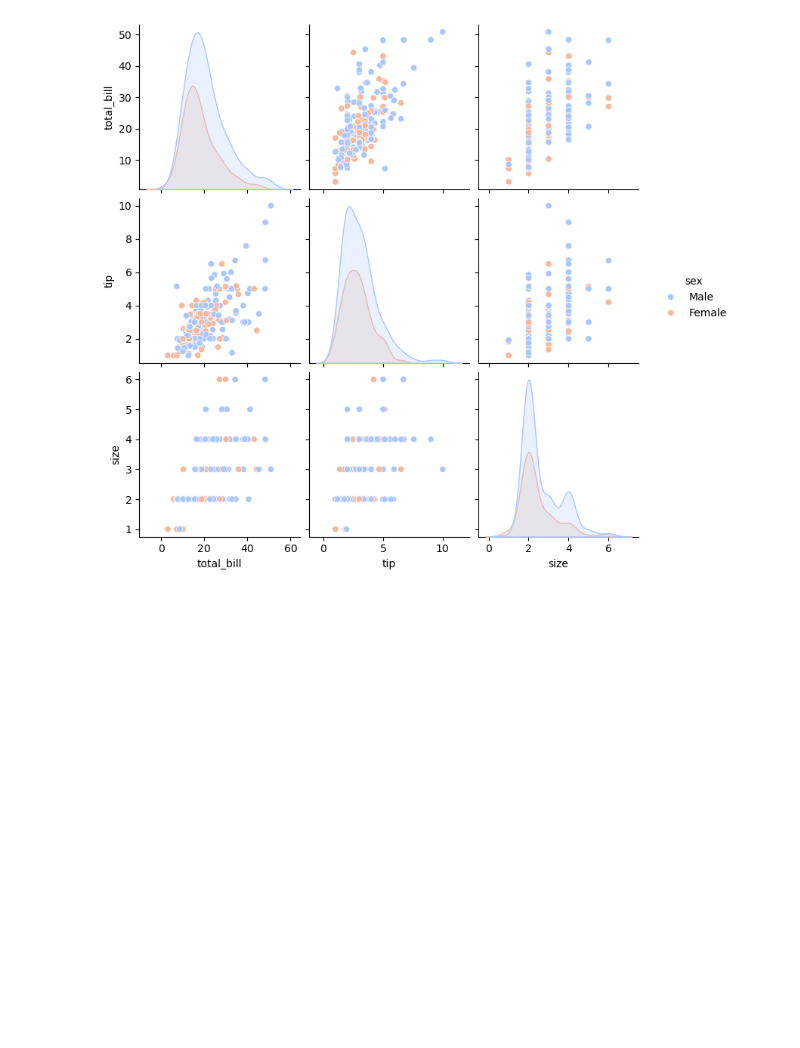
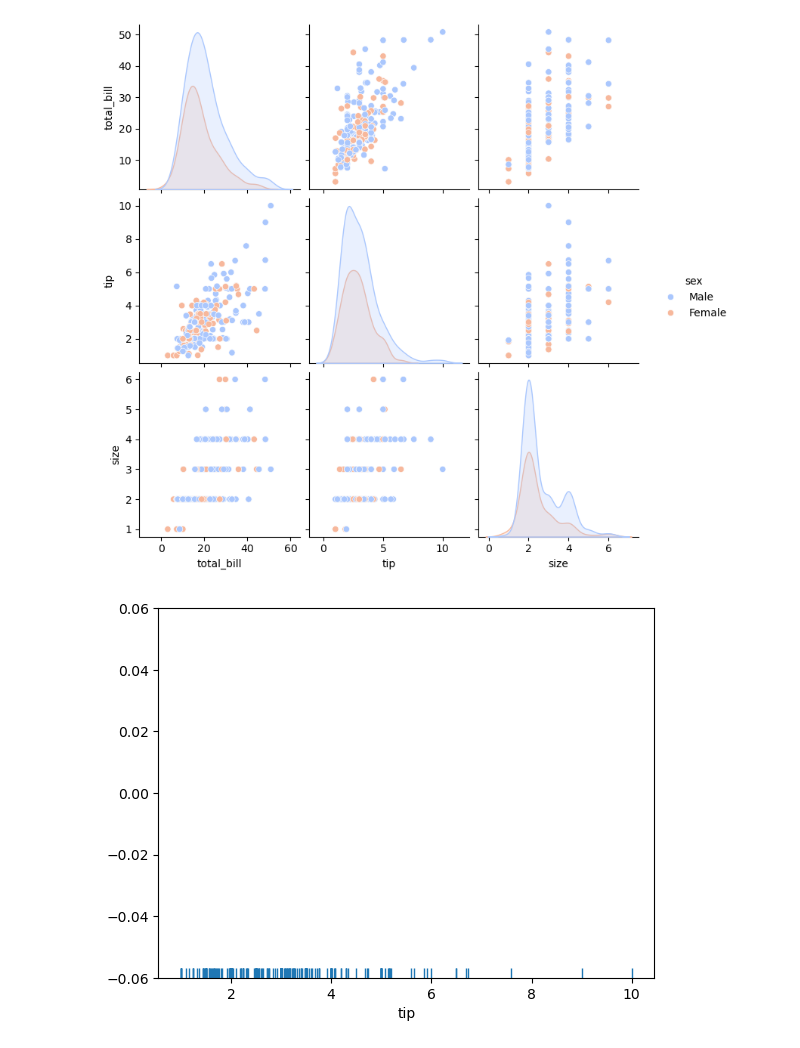
Before and after one commit to ritxsh7/data-visualisation, a Jupyter notebook: seaborn-tutorial/seaborn1.ipynb, the cells around one changed output. Cells and saved outputs as stored; diff of their text form; code cells hidden in the pictures; blank space fills up the shorter version.

```diff
--- a/seaborn-tutorial/seaborn1.ipynb
+++ b/seaborn-tutorial/seaborn1.ipynb
@@ -63,4 +63,9 @@ plt.show()
 # %% [output]
 [figure]
 # %%
-# 4. rugplot: distri
+# 4. rugplot: distribution plot but shows a bar on datapoint each time it appears
+
+sns.rugplot(tips['tip'])
+plt.show()
+# %% [output]
+[figure, added]
```
Also changed, not shown: 1 other file.
